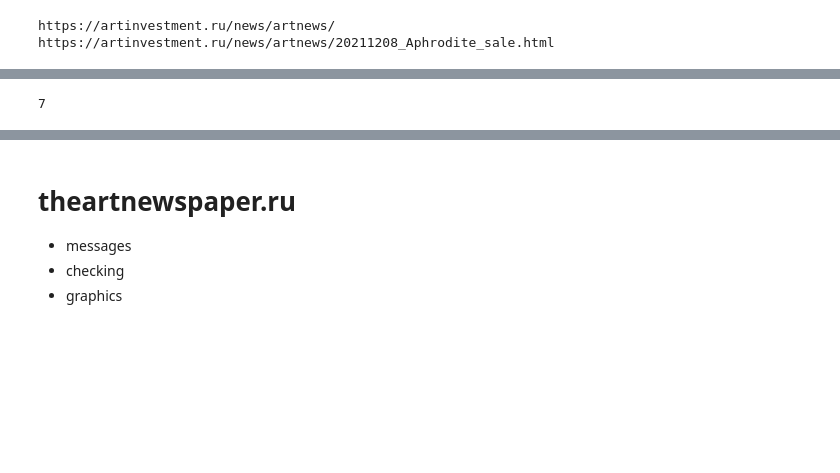
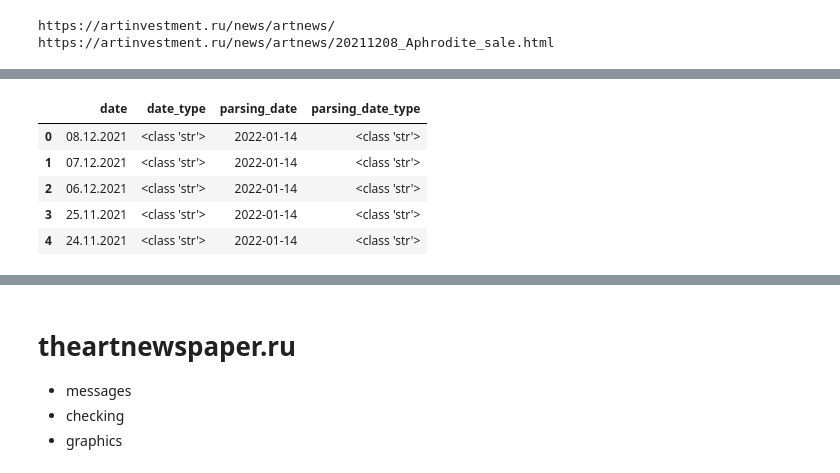
Before and after one commit to Bella151305/ArtProject, a Jupyter notebook: Parsing.ipynb, the cells around one changed output, grey strips where cells are left out. Saved outputs shown, nothing was run; the diff lists cells and outputs as text; code cells hidden in the pictures; blank space fills up the shorter version.

```diff
--- a/Parsing.ipynb
+++ b/Parsing.ipynb
@@ -800,10 +781,11 @@ https://artinvestment.ru/invest/xxicentury/20220110_auctionAI_XXI.html
 # %%
-data = open_news_articles_data(artinvest_d)
-data['date_new'] = data['date'].apply(lambda x: pd.to_datetime(x).date())
 data['date_type'] = data['date'].apply(lambda x: type(x))
-data['date_new_type'] = data['date_new'].apply(lambda x: type(x))
+data['parsing_date_type'] = data['parsing_date'].apply(lambda x: type(x))
+data[['date', 'date_type', 'parsing_date', 'parsing_date_type']].head()
+# %% [output]
+|  | date | date_type | parsing_date | parsing_date_type |
+| 0 | 08.12.2021 | <class 'str'> | 2022-01-14 | <class 'str'> |
+| 1 | 07.12.2021 | <class 'str'> | 2022-01-14 | <class 'str'> |
+| 2 | 06.12.2021 | <class 'str'> | 2022-01-14 | <class 'str'> |
+| 3 | 25.11.2021 | <class 'str'> | 2022-01-14 | <class 'str'> |
+| 4 | 24.11.2021 | <class 'str'> | 2022-01-14 | <class 'str'> |
-# %%
-l = data['page_title'].unique()
-len(l)
-# %% [output]
-7
```
Also changed, not shown: parts of 35 cells of this notebook.
